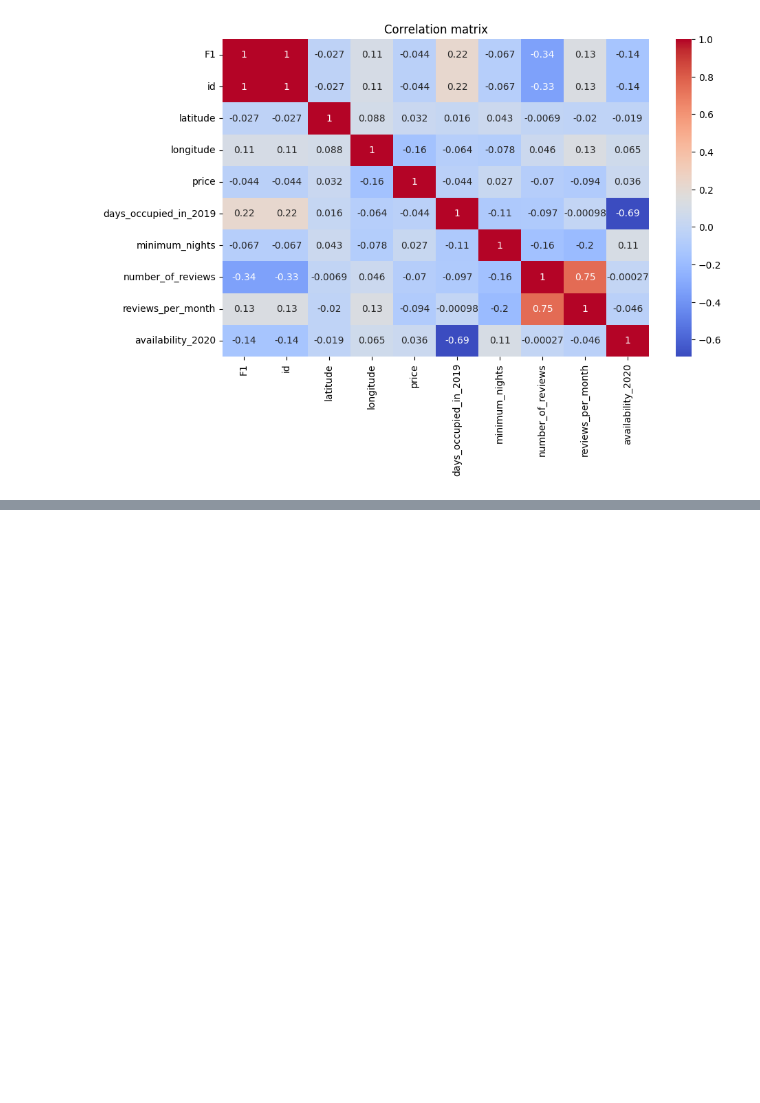
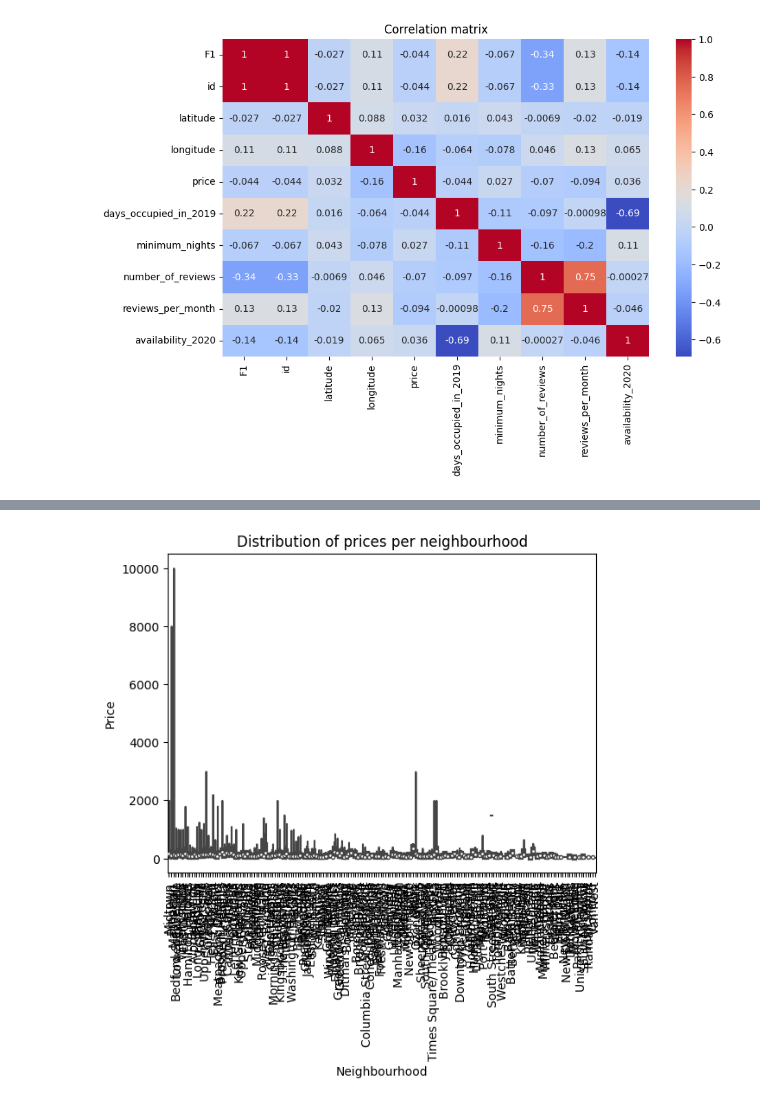
Before and after one commit to Ngcebz30/Data-Analytics-Playground, a Jupyter notebook: Analyzing_New_York_Real_Estate_Prices_and_Neighborhood_Trends_A_Data_driven_Approach.ipynb, the cells around one changed output, grey strips where cells are left out. Drawn from its saved outputs; the diff is of its cells as text; code cells hidden in the pictures; blank space fills up the shorter version.

```diff
--- a/Analyzing_New_York_Real_Estate_Prices_and_Neighborhood_Trends_A_Data_driven_Approach.ipynb
+++ b/Analyzing_New_York_Real_Estate_Prices_and_Neighborhood_Trends_A_Data_driven_Approach.ipynb
@@ -139,0 +150,10 @@ df.to_csv('NY Realstate Pricing, index=False')
+# %%
+# Plot the distribution of prices per neighbourhood using a violin plot
+sns.violinplot(x='neighbourhood', y='price', data=df, cut=0)
+plt.title('Distribution of prices per neighbourhood')
+plt.xlabel('Neighbourhood')
+plt.ylabel('Price')
+plt.xticks(rotation=90, ha='center')
+plt.show()
+# %% [output]
+[figure, added]
```
Also changed, not shown: parts of 4 cells of this notebook.
